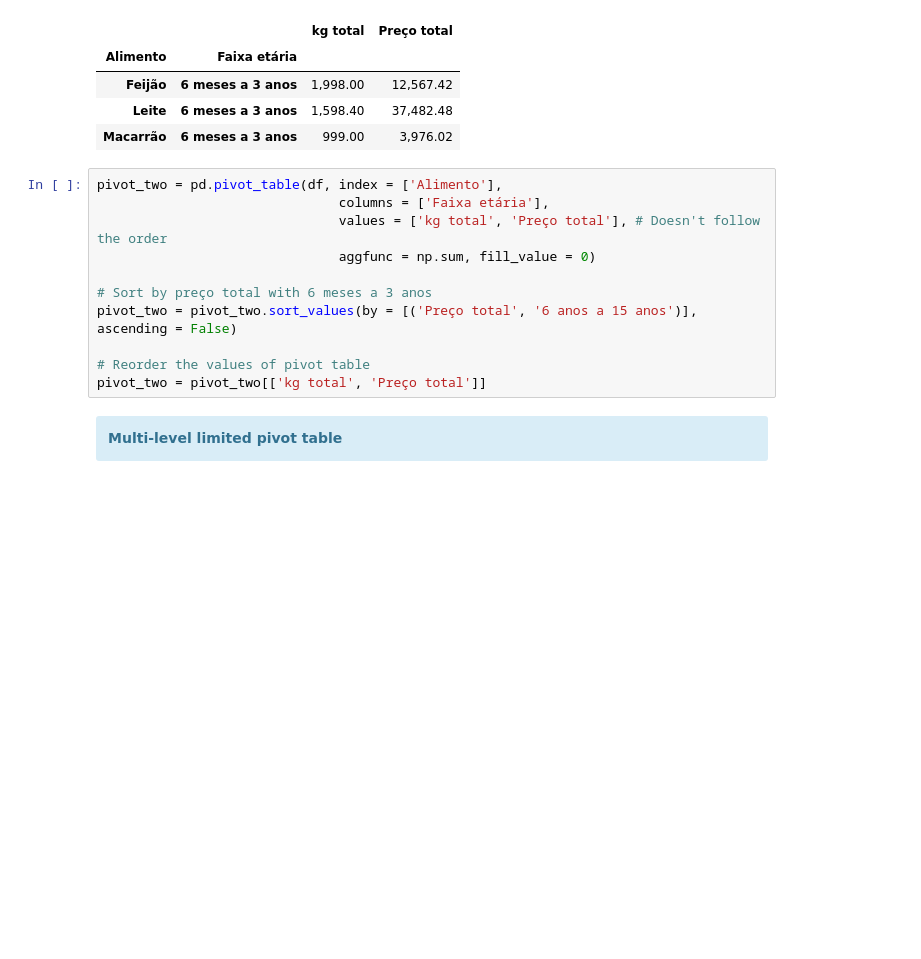
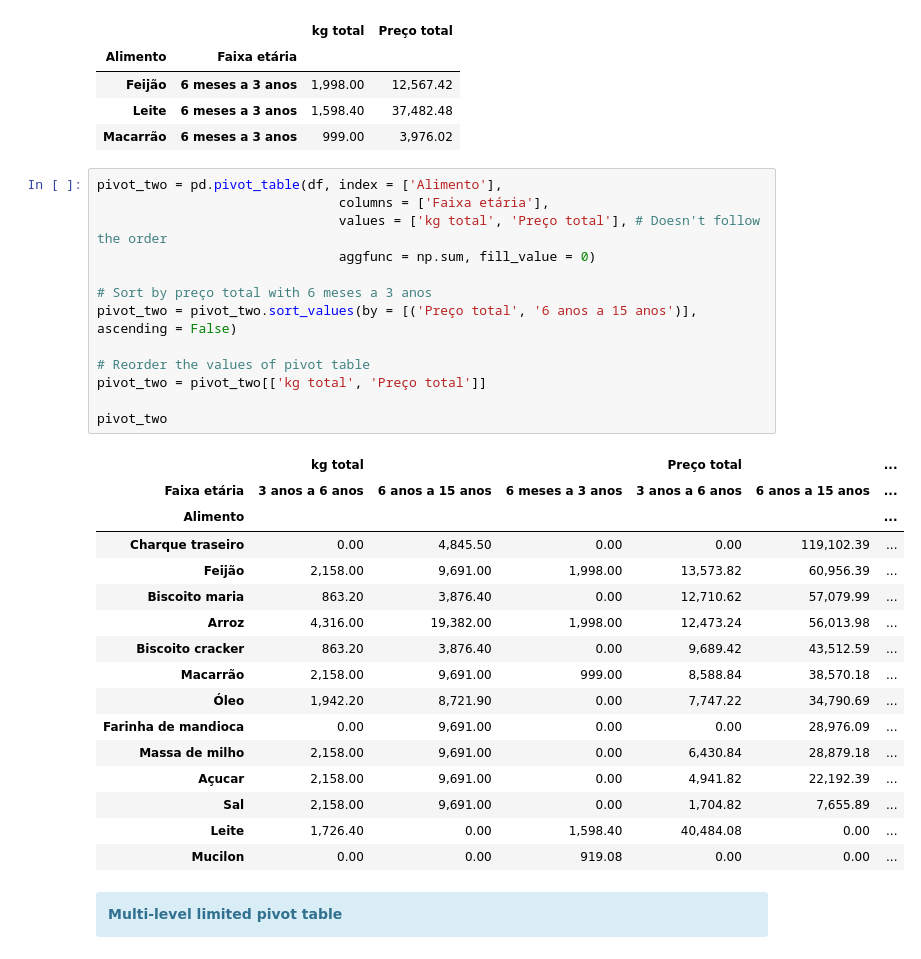
Before and after one commit to Empanator/Cestas_por_grupo, a Jupyter notebook: Cestas por grupo.ipynb, the cells around one changed output. Drawn from its saved outputs; the diff is of its cells as text; blank space fills up the shorter version.

```diff
--- a/Cestas por grupo.ipynb
+++ b/Cestas por grupo.ipynb
@@ -91,14 +91,33 @@ pivot_one
 # %%
 pivot_two = pd.pivot_table(df, index = ['Alimento'],
                                columns = ['Faixa etária'],
                                values = ['kg total', 'Preço total'], # Doesn't follow the order
                                aggfunc = np.sum, fill_value = 0)
 
 # Sort by preço total with 6 meses a 3 anos
 pivot_two = pivot_two.sort_values(by = [('Preço total', '6 anos a 15 anos')], ascending = False)
 
 # Reorder the values of pivot table
 pivot_two = pivot_two[['kg total', 'Preço total']]
+
+pivot_two
+# %% [output]
+|  | kg total |  |  | Preço total |  | ... |
+| Faixa etária | 3 anos a 6 anos | 6 anos a 15 anos | 6 meses a 3 anos | 3 anos a 6 anos | 6 anos a 15 anos | ... |
+| Alimento |  |  |  |  |  | ... |
+| Charque traseiro | 0.00 | 4,845.50 | 0.00 | 0.00 | 119,102.39 | ... |
+| Feijão | 2,158.00 | 9,691.00 | 1,998.00 | 13,573.82 | 60,956.39 | ... |
+| Biscoito maria | 863.20 | 3,876.40 | 0.00 | 12,710.62 | 57,079.99 | ... |
+| Arroz | 4,316.00 | 19,382.00 | 1,998.00 | 12,473.24 | 56,013.98 | ... |
+| Biscoito cracker | 863.20 | 3,876.40 | 0.00 | 9,689.42 | 43,512.59 | ... |
+| Macarrão | 2,158.00 | 9,691.00 | 999.00 | 8,588.84 | 38,570.18 | ... |
+| Óleo | 1,942.20 | 8,721.90 | 0.00 | 7,747.22 | 34,790.69 | ... |
+| Farinha de mandioca | 0.00 | 9,691.00 | 0.00 | 0.00 | 28,976.09 | ... |
+| Massa de milho | 2,158.00 | 9,691.00 | 0.00 | 6,430.84 | 28,879.18 | ... |
+| Açucar | 2,158.00 | 9,691.00 | 0.00 | 4,941.82 | 22,192.39 | ... |
+| Sal | 2,158.00 | 9,691.00 | 0.00 | 1,704.82 | 7,655.89 | ... |
+| Leite | 1,726.40 | 0.00 | 1,598.40 | 40,484.08 | 0.00 | ... |
+| Mucilon | 0.00 | 0.00 | 919.08 | 0.00 | 0.00 | ... |
 # %% [markdown]
 <div class="alert alert-block alert-info">
 <b>Multi-level limited pivot table</b>
```
Also changed, not shown: parts of 4 cells of this notebook.
